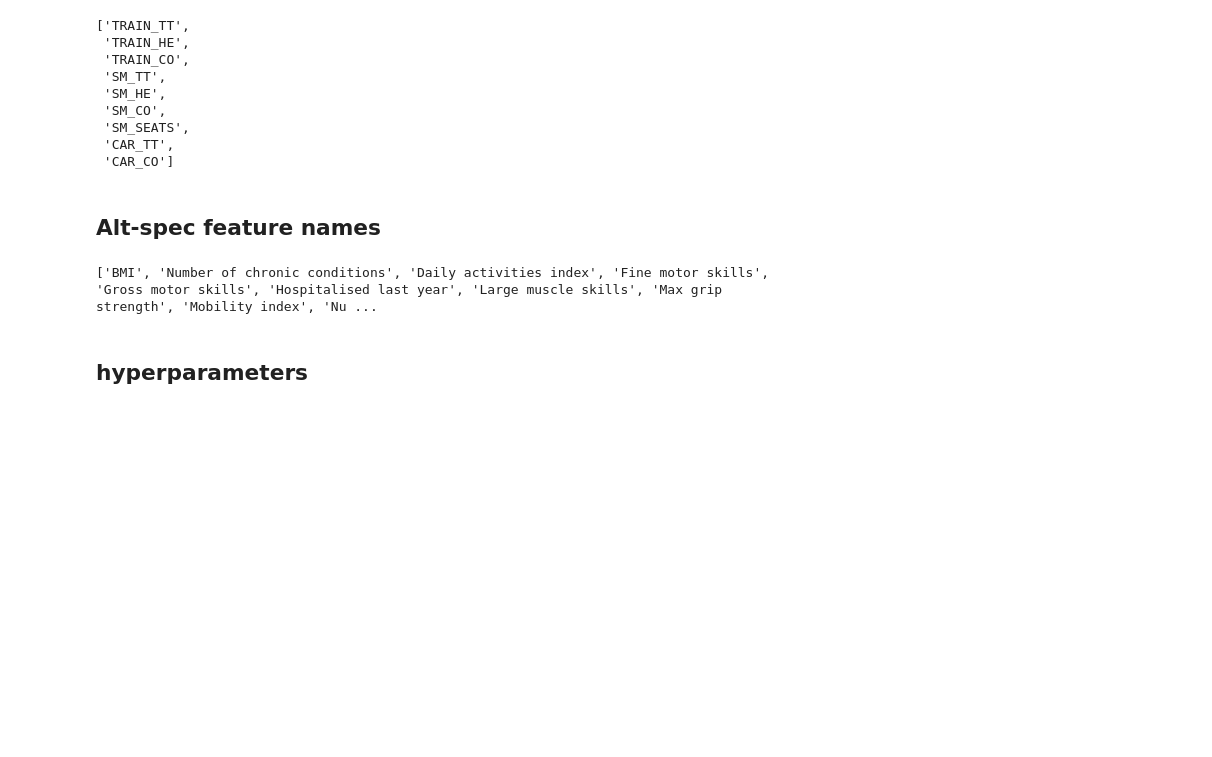
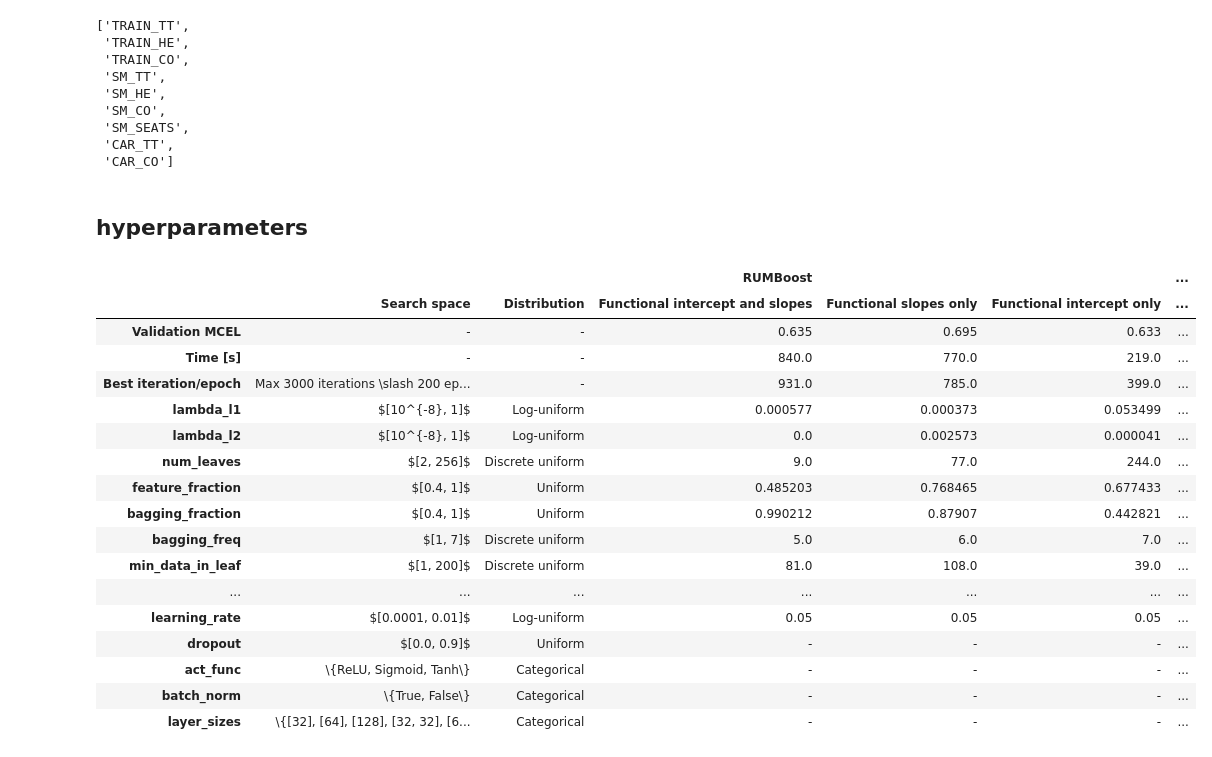
Before and after one commit to big-ucl/functional-effects-model, a Jupyter notebook: src/paper_tables.ipynb, the cells around one changed output. Saved outputs shown, nothing was run; the diff lists cells and outputs as text; code cells hidden in the pictures; blank space fills up the shorter version.

```diff
--- a/src/paper_tables.ipynb
+++ b/src/paper_tables.ipynb
@@ -260,34 +595,5 @@ all_alt_spec_features
  'SM_SEATS',
  'CAR_TT',
  'CAR_CO']
-# %% [markdown]
-## Alt-spec feature names
-# %%
-feature_names = {
-    "bmi": "BMI",
-    "chronic_mod": "Number of chronic conditions",
-    "daily_activities_index": "Daily activities index",
-    "finemotor": "Fine motor skills",
-    "grossmotor": "Gross motor skills",
-    "hospitalised_last_year_yes": "Hospitalised last year",
-    "lgmuscle": "Large muscle skills",
-    "maxgrip": "Max grip strength",
-    "mobilityind": "Mobility index",
-    "nursing_home_last_year_yes_permanently": "Nursing home last year (permanently)",
-    "nursing_home_last_year_yes_temporarily": "Nursing home last year (temporarily)",
-    "recall_1": "Recall 1",
-    "recall_2": "Recall 2",
-    "sphus_fair": "Self-perceived health - fair",
-    "sphus_good": "Self-perceived health - good",
-    "sphus_poor": "Self-perceived health - poor",
-    "sphus_very_good": "Self-perceived health - very good",
-    "sphus_very_poor": "Self-perceived health - very poor",
-    "instrumental_activities_index": "Instrumental activities index",
-    "nb_doctor_visits": "Number of doctor visits",
-}
-
-print([key for key in feature_names.values()])
-# %% [output]
-['BMI', 'Number of chronic conditions', 'Daily activities index', 'Fine motor skills', 'Gross motor skills', 'Hospitalised last year', 'Large muscle skills', 'Max grip strength', 'Mobility index', 'Nu ...
 # %% [markdown]
 ## hyperparameters
@@ -293,0 +786,21 @@ print([key for key in feature_names.values()])
+# %%
+hyp_results
+# %% [output]
+|  |  |  | RUMBoost |  |  | ... |
+|  | Search space | Distribution | Functional intercept and slopes | Functional slopes only | Functional intercept only | ... |
+| Validation MCEL | - | - | 0.635 | 0.695 | 0.633 | ... |
+| Time [s] | - | - | 840.0 | 770.0 | 219.0 | ... |
+| Best iteration/epoch | Max 3000 iterations \slash 200 ep... | - | 931.0 | 785.0 | 399.0 | ... |
+| lambda_l1 | $[10^{-8}, 1]$ | Log-uniform | 0.000577 | 0.000373 | 0.053499 | ... |
+| lambda_l2 | $[10^{-8}, 1]$ | Log-uniform | 0.0 | 0.002573 | 0.000041 | ... |
+| num_leaves | $[2, 256]$ | Discrete uniform | 9.0 | 77.0 | 244.0 | ... |
+| feature_fraction | $[0.4, 1]$ | Uniform | 0.485203 | 0.768465 | 0.677433 | ... |
+| bagging_fraction | $[0.4, 1]$ | Uniform | 0.990212 | 0.87907 | 0.442821 | ... |
+| bagging_freq | $[1, 7]$ | Discrete uniform | 5.0 | 6.0 | 7.0 | ... |
+| min_data_in_leaf | $[1, 200]$ | Discrete uniform | 81.0 | 108.0 | 39.0 | ... |
+| ... | ... | ... | ... | ... | ... | ... |
+| learning_rate | $[0.0001, 0.01]$ | Log-uniform | 0.05 | 0.05 | 0.05 | ... |
+| dropout | $[0.0, 0.9]$ | Uniform | - | - | - | ... |
+| act_func | \{ReLU, Sigmoid, Tanh\} | Categorical | - | - | - | ... |
+| batch_norm | \{True, False\} | Categorical | - | - | - | ... |
+| layer_sizes | \{[32], [64], [128], [32, 32], [6... | Categorical | - | - | - | ... |
```
Also changed, not shown: parts of 7 cells of this notebook, 5 other files.
